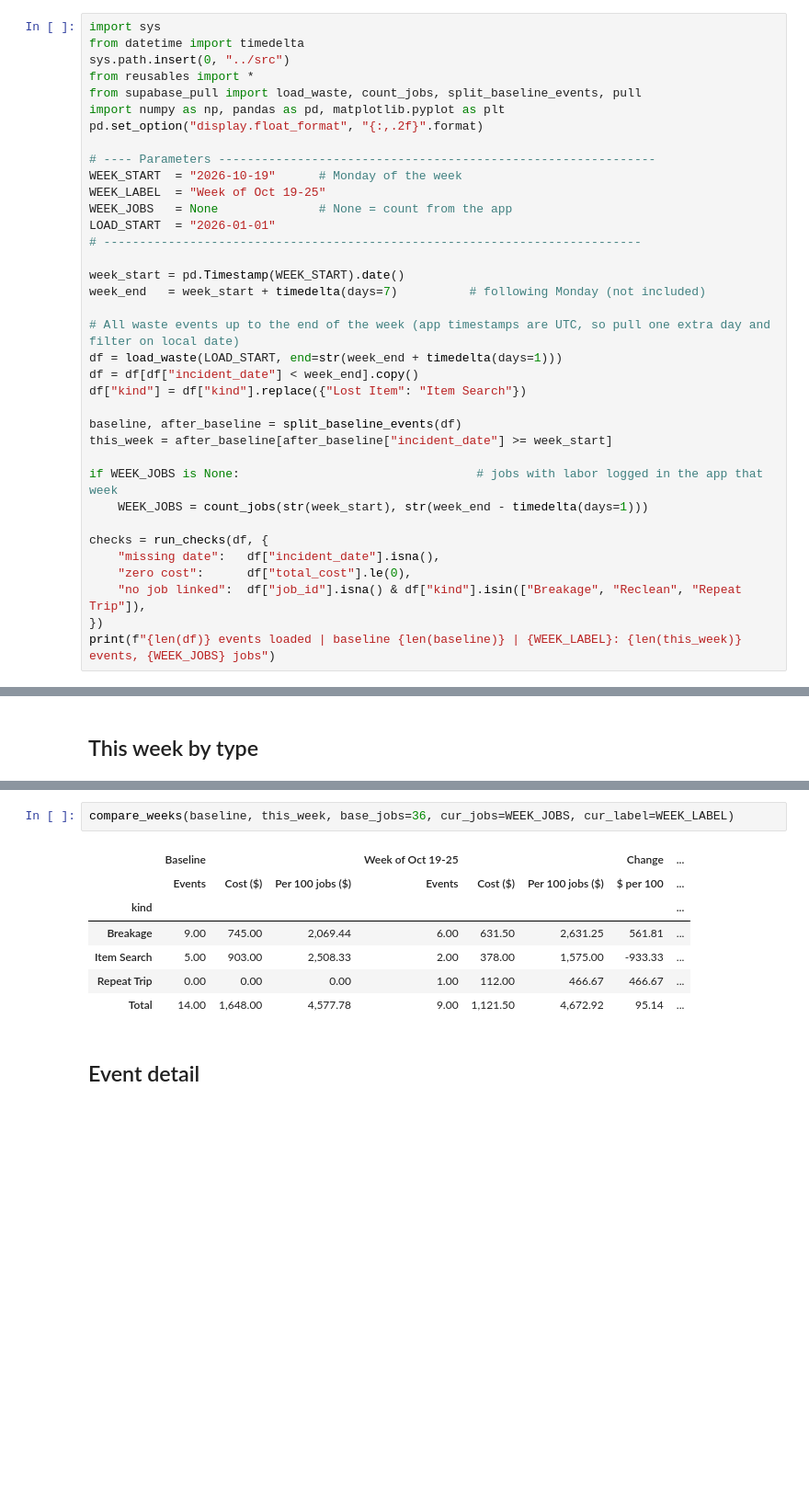
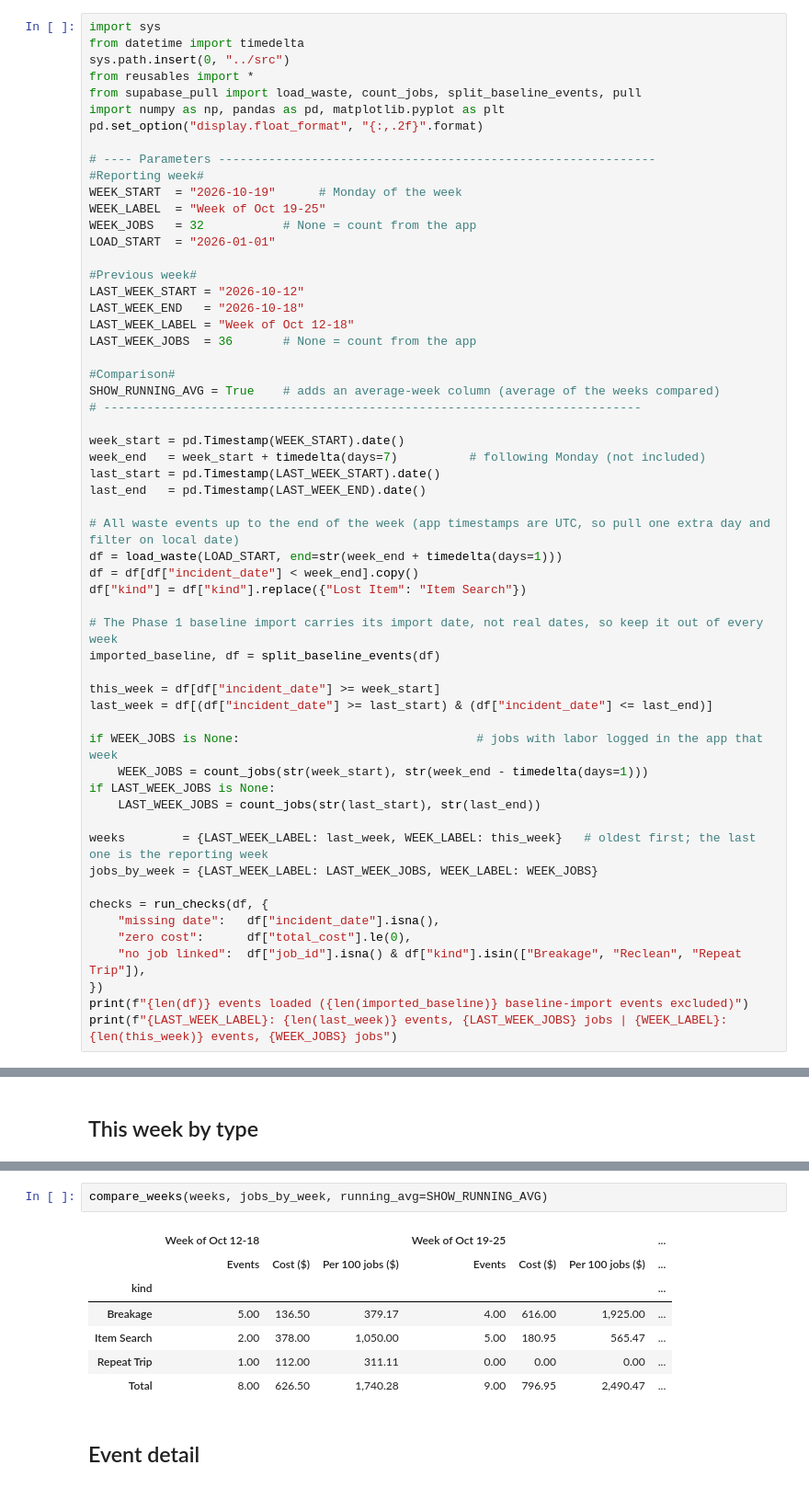
Before and after one commit to AidenCommits/data-analysis, a Jupyter notebook: notebooks/10_19_scratch.ipynb, the cells around one changed output, grey strips where cells are left out. Shown at 92% size. Saved outputs shown, nothing was run; the diff lists cells and outputs as text; blank space fills up the shorter version.

Commit message:
Major weekly report updates

```diff
--- a/notebooks/10_19_scratch.ipynb
+++ b/notebooks/10_19_scratch.ipynb
@@ -11,30 +11,51 @@ import numpy as np, pandas as pd, matplotlib.pyplot as plt
 pd.set_option("display.float_format", "{:,.2f}".format)
 
 # ---- Parameters -------------------------------------------------------------
+#Reporting week#
 WEEK_START  = "2026-10-19"      # Monday of the week
 WEEK_LABEL  = "Week of Oct 19-25"
-WEEK_JOBS   = None              # None = count from the app
+WEEK_JOBS   = 32           # None = count from the app
 LOAD_START  = "2026-01-01"
+
+#Previous week#
+LAST_WEEK_START = "2026-10-12"
+LAST_WEEK_END   = "2026-10-18"
+LAST_WEEK_LABEL = "Week of Oct 12-18"
+LAST_WEEK_JOBS  = 36       # None = count from the app
+
+#Comparison#
+SHOW_RUNNING_AVG = True    # adds an average-week column (average of the weeks compared)
 # ---------------------------------------------------------------------------
 
 week_start = pd.Timestamp(WEEK_START).date()
 week_end   = week_start + timedelta(days=7)          # following Monday (not included)
+last_start = pd.Timestamp(LAST_WEEK_START).date()
+last_end   = pd.Timestamp(LAST_WEEK_END).date()
 
 # All waste events up to the end of the week (app timestamps are UTC, so pull one extra day and filter on local date)
 df = load_waste(LOAD_START, end=str(week_end + timedelta(days=1)))
 df = df[df["incident_date"] < week_end].copy()
 df["kind"] = df["kind"].replace({"Lost Item": "Item Search"})
 
-baseline, after_baseline = split_baseline_events(df)
-this_week = after_baseline[after_baseline["incident_date"] >= week_start]
+# The Phase 1 baseline import carries its import date, not real dates, so keep it out of every week
+imported_baseline, df = split_baseline_events(df)
+
+this_week = df[df["incident_date"] >= week_start]
+last_week = df[(df["incident_date"] >= last_start) & (df["incident_date"] <= last_end)]
 
 if WEEK_JOBS is None:                                 # jobs with labor logged in the app that week
     WEEK_JOBS = count_jobs(str(week_start), str(week_end - timedelta(days=1)))
+if LAST_WEEK_JOBS is None:
+    LAST_WEEK_JOBS = count_jobs(str(last_start), str(last_end))
+
+weeks        = {LAST_WEEK_LABEL: last_week, WEEK_LABEL: this_week}   # oldest first; the last one is the reporting week
+jobs_by_week = {LAST_WEEK_LABEL: LAST_WEEK_JOBS, WEEK_LABEL: WEEK_JOBS}
 
 checks = run_checks(df, {
     "missing date":   df["incident_date"].isna(),
     "zero cost":      df["total_cost"].le(0),
     "no job linked":  df["job_id"].isna() & df["kind"].isin(["Breakage", "Reclean", "Repeat Trip"]),
 })
-print(f"{len(df)} events loaded | baseline {len(baseline)} | {WEEK_LABEL}: {len(this_week)} events, {WEEK_JOBS} jobs")
+print(f"{len(df)} events loaded ({len(imported_baseline)} baseline-import events excluded)")
+print(f"{LAST_WEEK_LABEL}: {len(last_week)} events, {LAST_WEEK_JOBS} jobs | {WEEK_LABEL}: {len(this_week)} events, {WEEK_JOBS} jobs")
 # %% [output]
@@ -63,13 +85,13 @@ per_100_jobs(this_week, WEEK_JOBS)
 # %%
-compare_weeks(baseline, this_week, base_jobs=36, cur_jobs=WEEK_JOBS, cur_label=WEEK_LABEL)
+compare_weeks(weeks, jobs_by_week, running_avg=SHOW_RUNNING_AVG)
 # %% [output]
-|  | Baseline |  |  | Week of Oct 19-25 |  |  | Change | ... |
-|  | Events | Cost ($) | Per 100 jobs ($) | Events | Cost ($) | Per 100 jobs ($) | $ per 100 | ... |
-| kind |  |  |  |  |  |  |  | ... |
-| Breakage | 9.00 | 745.00 | 2,069.44 | 6.00 | 631.50 | 2,631.25 | 561.81 | ... |
-| Item Search | 5.00 | 903.00 | 2,508.33 | 2.00 | 378.00 | 1,575.00 | -933.33 | ... |
-| Repeat Trip | 0.00 | 0.00 | 0.00 | 1.00 | 112.00 | 466.67 | 466.67 | ... |
-| Total | 14.00 | 1,648.00 | 4,577.78 | 9.00 | 1,121.50 | 4,672.92 | 95.14 | ... |
+|  | Week of Oct 12-18 |  |  | Week of Oct 19-25 |  |  | ... |
+|  | Events | Cost ($) | Per 100 jobs ($) | Events | Cost ($) | Per 100 jobs ($) | ... |
+| kind |  |  |  |  |  |  | ... |
+| Breakage | 5.00 | 136.50 | 379.17 | 4.00 | 616.00 | 1,925.00 | ... |
+| Item Search | 2.00 | 378.00 | 1,050.00 | 5.00 | 180.95 | 565.47 | ... |
+| Repeat Trip | 1.00 | 112.00 | 311.11 | 0.00 | 0.00 | 0.00 | ... |
+| Total | 8.00 | 626.50 | 1,740.28 | 9.00 | 796.95 | 2,490.47 | ... |
 # %% [markdown]
 ## Event detail
 # %%
```
Also changed, not shown: parts of 8 cells of this notebook, 3 other files.
